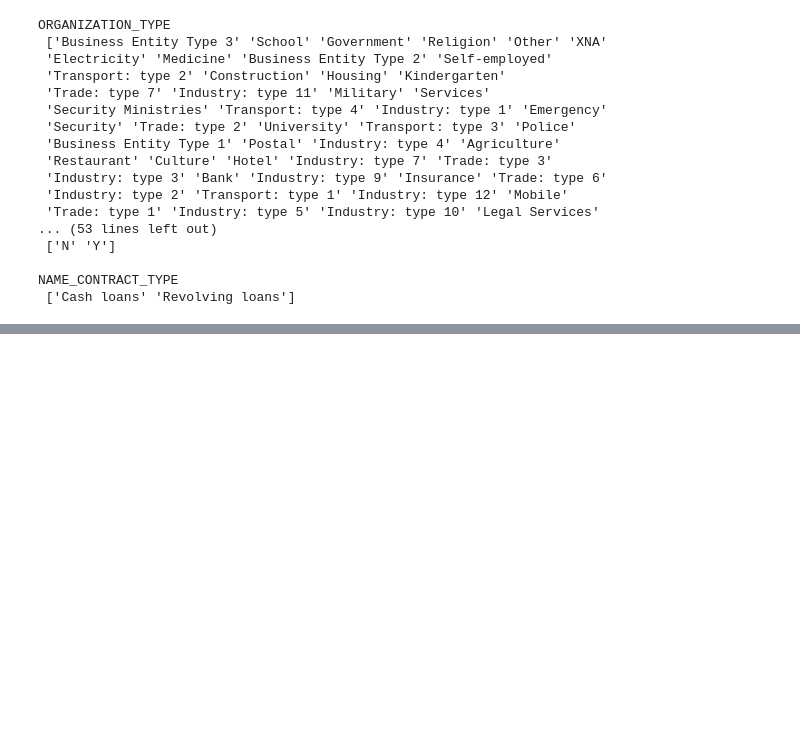
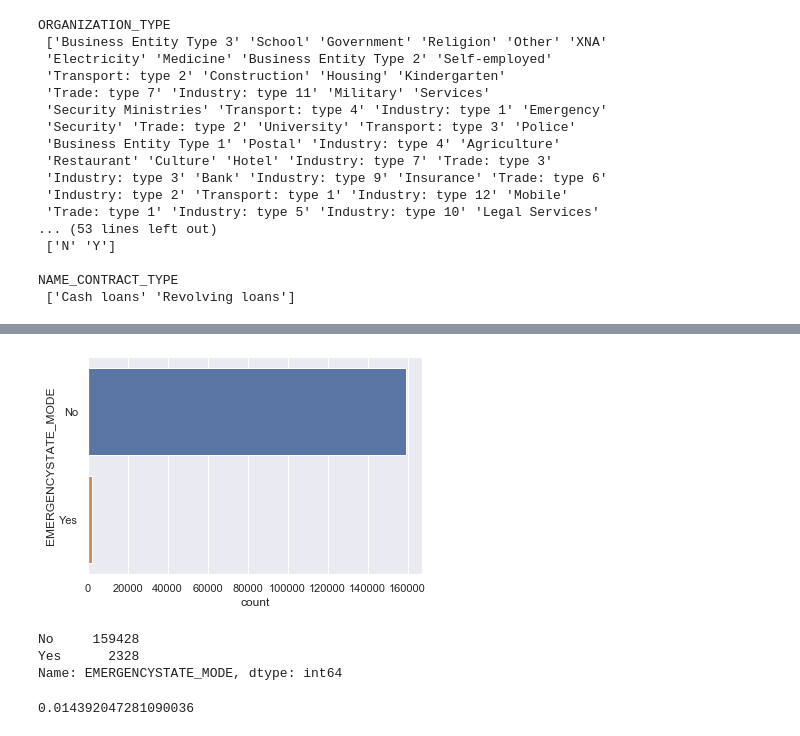
Before and after one commit to gepallas/ML_Home_Credit_Default_Risk, a Jupyter notebook: Credit_Risk_EDA.ipynb, the cells around one changed output, grey strips where cells are left out. Cells and saved outputs as stored; diff of their text form; code cells hidden in the pictures; blank space fills up the shorter version.

```diff
--- a/Credit_Risk_EDA.ipynb
+++ b/Credit_Risk_EDA.ipynb
@@ -399,0 +442,14 @@ NAME_CONTRACT_TYPE
+# %%
+sns.countplot(y=train_clean['EMERGENCYSTATE_MODE']);
+# %% [output]
+[figure, added]
+# %%
+train_clean['EMERGENCYSTATE_MODE'].value_counts()
+# %% [output]
+No     159428
+Yes      2328
+Name: EMERGENCYSTATE_MODE, dtype: int64
+# %%
+2328/(2328+159428)
+# %% [output]
+0.014392047281090036
```
Also changed, not shown: parts of 22 cells of this notebook.
